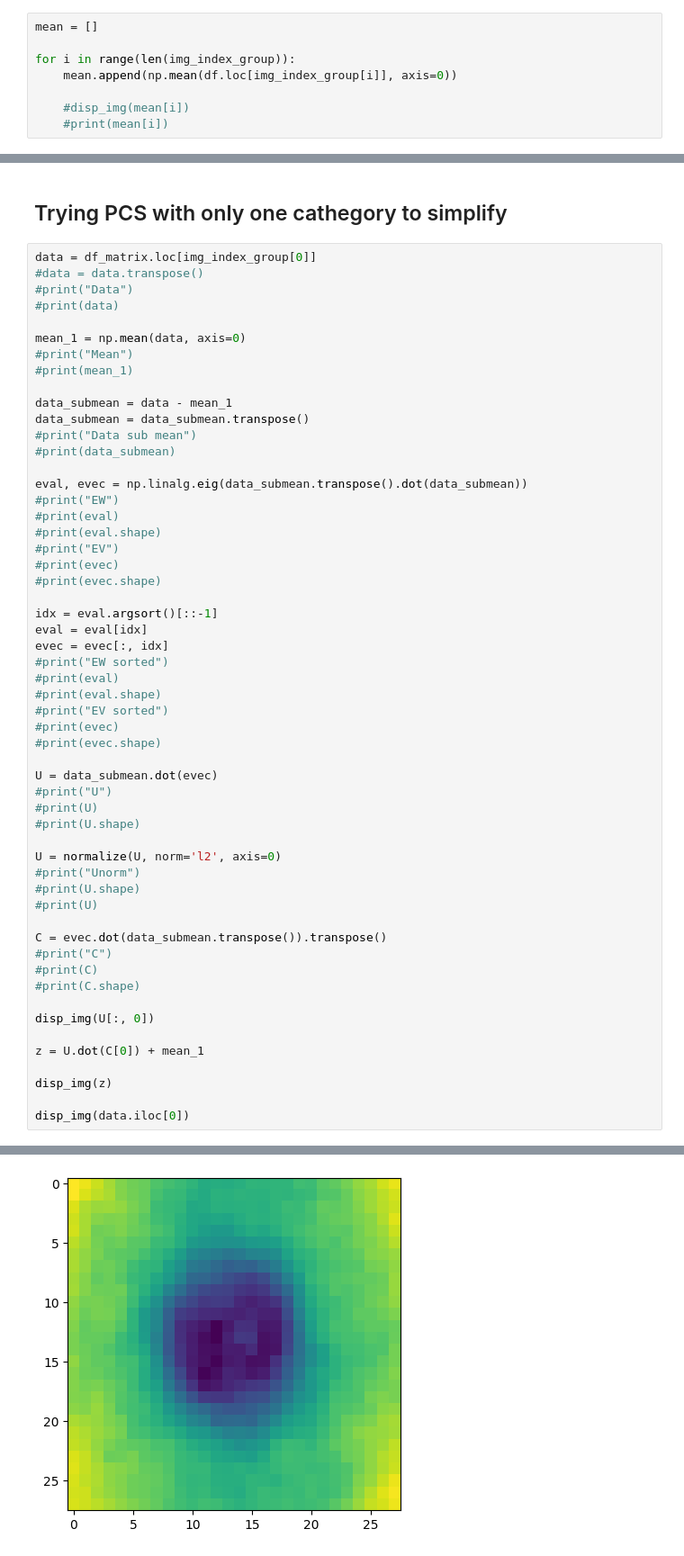
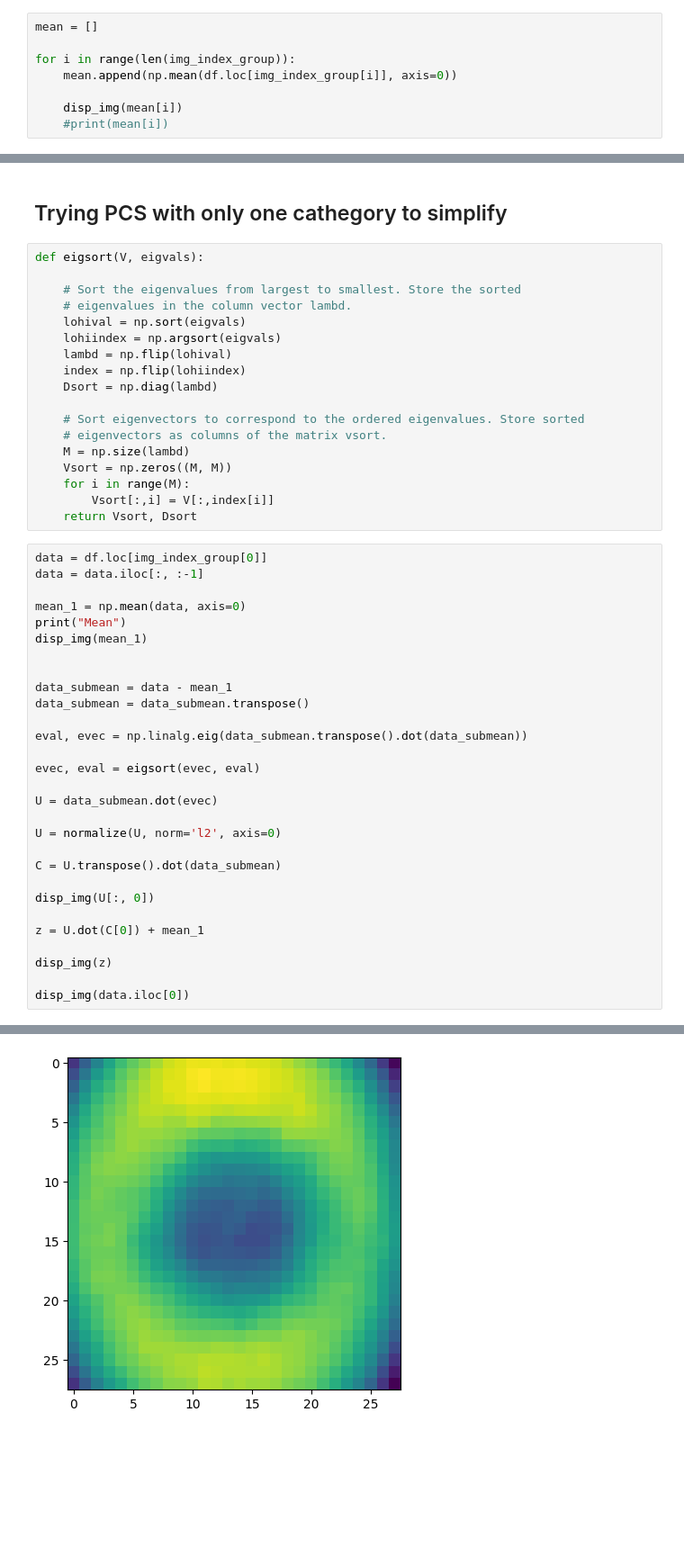
Before and after one commit to lusxvr/cogs118b_finalProject, a Jupyter notebook: test.ipynb, the cells around one changed output, grey strips where cells are left out. Shown at 90% size. Drawn from its saved outputs; the diff is of its cells as text; blank space fills up the shorter version.

```diff
--- a/test.ipynb
+++ b/test.ipynb
@@ -174,5 +174,5 @@ mean = []
 for i in range(len(img_index_group)):
     mean.append(np.mean(df.loc[img_index_group[i]], axis=0))
 
-    #disp_img(mean[i])
+    disp_img(mean[i])
     #print(mean[i])
@@ -301,53 +308,45 @@ disp_img(z)
 [figure]
 # %% [markdown]
 ## Trying PCS with only one cathegory to simplify
+# %%
+def eigsort(V, eigvals):
+
+    # Sort the eigenvalues from largest to smallest. Store the sorted
+    # eigenvalues in the column vector lambd.
+    lohival = np.sort(eigvals)
+    lohiindex = np.argsort(eigvals)
+    lambd = np.flip(lohival)
+    index = np.flip(lohiindex)
+    Dsort = np.diag(lambd)
+
+    # Sort eigenvectors to correspond to the ordered eigenvalues. Store sorted
+    # eigenvectors as columns of the matrix vsort.
+    M = np.size(lambd)
+    Vsort = np.zeros((M, M))
+    for i in range(M):
+        Vsort[:,i] = V[:,index[i]]
+    return Vsort, Dsort
 # %%
-data = df_matrix.loc[img_index_group[0]]
-#data = data.transpose()
-#print("Data")
-#print(data)
+data = df.loc[img_index_group[0]]
+data = data.iloc[:, :-1]
 
 mean_1 = np.mean(data, axis=0)
-#print("Mean")
-#print(mean_1)
+print("Mean")
+disp_img(mean_1)
+
 
 data_submean = data - mean_1
 data_submean = data_submean.transpose()
-#print("Data sub mean")
-#print(data_submean)
 
 eval, evec = np.linalg.eig(data_submean.transpose().dot(data_submean))
-#print("EW")
-#print(eval)
-#print(eval.shape)
-#print("EV")
-#print(evec)
-#print(evec.shape)
 
-idx = eval.argsort()[::-1]
-eval = eval[idx]
-evec = evec[:, idx]
-#print("EW sorted")
-#print(eval)
-#print(eval.shape)
-#print("EV sorted")
-#print(evec)
-#print(evec.shape)
+evec, eval = eigsort(evec, eval)
 
 U = data_submean.dot(evec)
-#print("U")
-#print(U)
-#print(U.shape)
 
 U = normalize(U, norm='l2', axis=0)
-#print("Unorm")
-#print(U.shape)
-#print(U)
 
-C = evec.dot(data_submean.transpose()).transpose()
-#print("C")
-#print(C)
-#print(C.shape)
+C = U.transpose().dot(data_submean)
 
 disp_img(U[:, 0])
 
@@ -360 +360 @@ disp_img(data.iloc[0])
-[figure, old version]
+[figure, new version]
```
Also changed, not shown: parts of 3 cells of this notebook.
